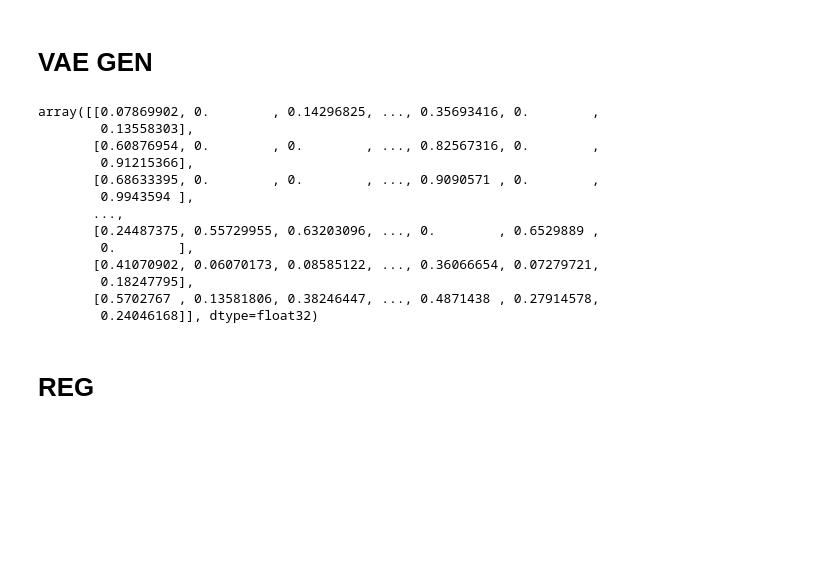
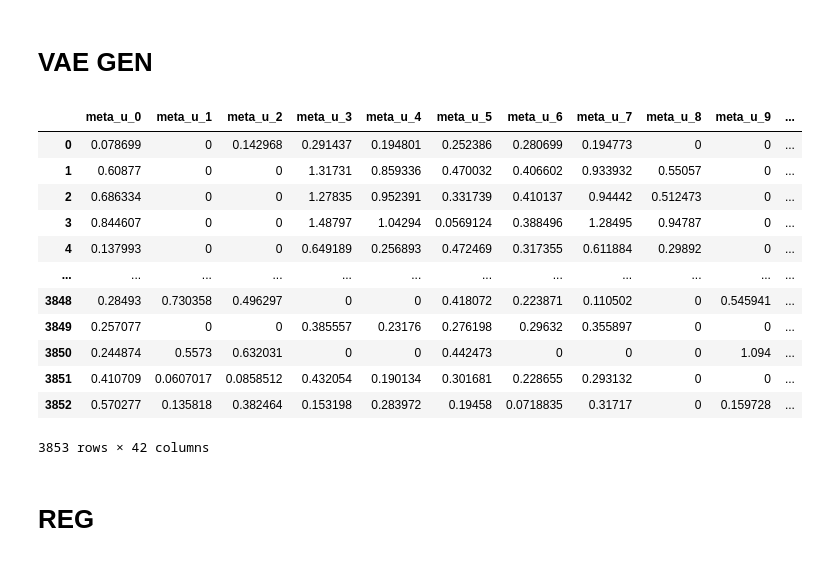
Before and after one commit to Abdigal1/paltas_repo, a Jupyter notebook: Models_3/ML_models_1.ipynb, the cells around one changed output. Saved outputs shown, nothing was run; the diff lists cells and outputs as text; code cells hidden in the pictures; blank space fills up the shorter version.

```diff
--- a/Models_3/ML_models_1.ipynb
+++ b/Models_3/ML_models_1.ipynb
@@ -53,19 +53,23 @@ meta_u=np.vectorize(lambda dic:dic['u'],signature='()->(j)')(metad_dict)
 meta_sig=np.vectorize(lambda dic:dic['sig'],signature='()->(j)')(metad_dict)
 meta_C=np.vectorize(lambda dic:dic['Class'][0],otypes=[object],signature='()->()')(metad_dict)
 meta_D=np.vectorize(lambda dic:dic['Date'][0],otypes=[object],signature='()->()')(metad_dict)
-# %%
-meta_u
-# %% [output]
-array([[0.07869902, 0.        , 0.14296825, ..., 0.35693416, 0.        ,
-        0.13558303],
-       [0.60876954, 0.        , 0.        , ..., 0.82567316, 0.        ,
-        0.91215366],
-       [0.68633395, 0.        , 0.        , ..., 0.9090571 , 0.        ,
-        0.9943594 ],
-       ...,
-       [0.24487375, 0.55729955, 0.63203096, ..., 0.        , 0.6529889 ,
-        0.        ],
-       [0.41070902, 0.06070173, 0.08585122, ..., 0.36066654, 0.07279721,
-        0.18247795],
-       [0.5702767 , 0.13581806, 0.38246447, ..., 0.4871438 , 0.27914578,
-        0.24046168]], dtype=float32)
+# %%
+dfc = ['meta_u_'+str(i) for i in range(meta_u.shape[1])]
+dfc.extend(['meta_sig_'+str(i) for i in range(meta_sig.shape[1])])
+dfc.extend(['Class', 'Date'])
+df_vae = pd.DataFrame(data = np.concatenate((meta_u, meta_sig, meta_C.reshape(-1,1), meta_D.reshape(-1,1)), axis = 1), columns= dfc)
+df_vae
+# %% [output]
+|  | meta_u_0 | meta_u_1 | meta_u_2 | meta_u_3 | meta_u_4 | meta_u_5 | meta_u_6 | meta_u_7 | meta_u_8 | meta_u_9 | ... |
+| 0 | 0.078699 | 0 | 0.142968 | 0.291437 | 0.194801 | 0.252386 | 0.280699 | 0.194773 | 0 | 0 | ... |
+| 1 | 0.60877 | 0 | 0 | 1.31731 | 0.859336 | 0.470032 | 0.406602 | 0.933932 | 0.55057 | 0 | ... |
+| 2 | 0.686334 | 0 | 0 | 1.27835 | 0.952391 | 0.331739 | 0.410137 | 0.94442 | 0.512473 | 0 | ... |
+| 3 | 0.844607 | 0 | 0 | 1.48797 | 1.04294 | 0.0569124 | 0.388496 | 1.28495 | 0.94787 | 0 | ... |
+| 4 | 0.137993 | 0 | 0 | 0.649189 | 0.256893 | 0.472469 | 0.317355 | 0.611884 | 0.29892 | 0 | ... |
+| ... | ... | ... | ... | ... | ... | ... | ... | ... | ... | ... | ... |
+| 3848 | 0.28493 | 0.730358 | 0.496297 | 0 | 0 | 0.418072 | 0.223871 | 0.110502 | 0 | 0.545941 | ... |
+| 3849 | 0.257077 | 0 | 0 | 0.385557 | 0.23176 | 0.276198 | 0.29632 | 0.355897 | 0 | 0 | ... |
+| 3850 | 0.244874 | 0.5573 | 0.632031 | 0 | 0 | 0.442473 | 0 | 0 | 0 | 1.094 | ... |
+| 3851 | 0.410709 | 0.0607017 | 0.0858512 | 0.432054 | 0.190134 | 0.301681 | 0.228655 | 0.293132 | 0 | 0 | ... |
+| 3852 | 0.570277 | 0.135818 | 0.382464 | 0.153198 | 0.283972 | 0.19458 | 0.0718835 | 0.31717 | 0 | 0.159728 | ... |
+3853 rows × 42 columns
```
Also changed, not shown: parts of 1 cell of this notebook, 7 other files.
